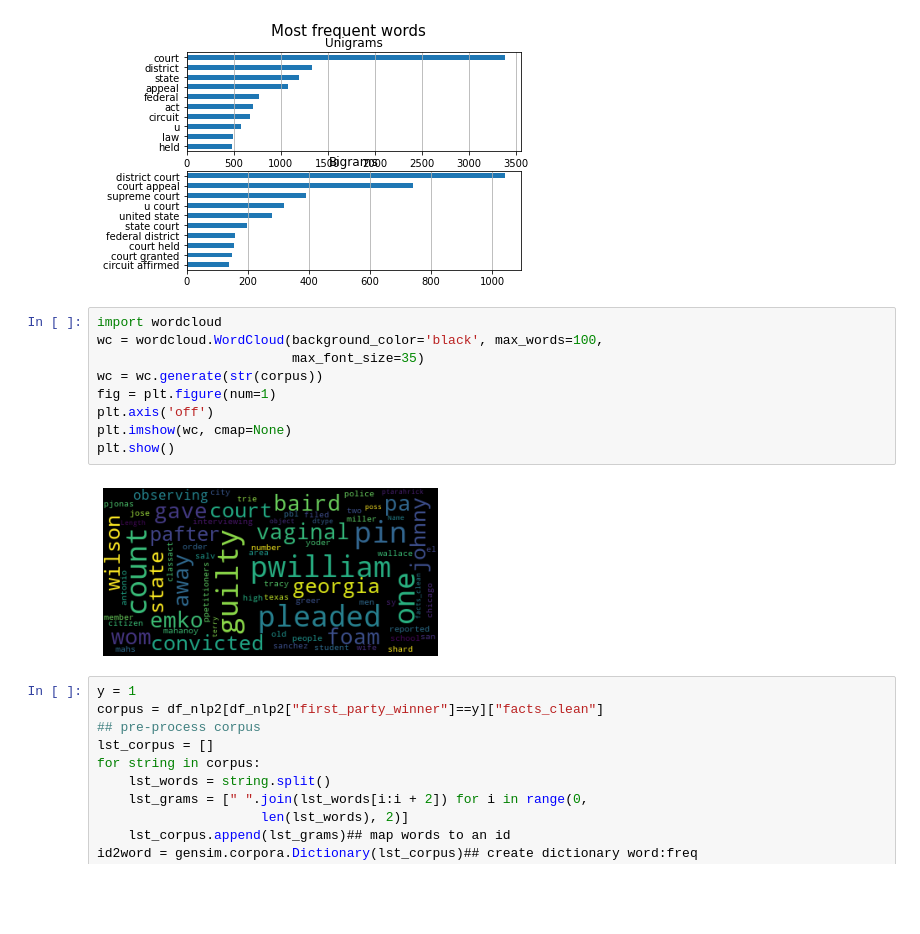
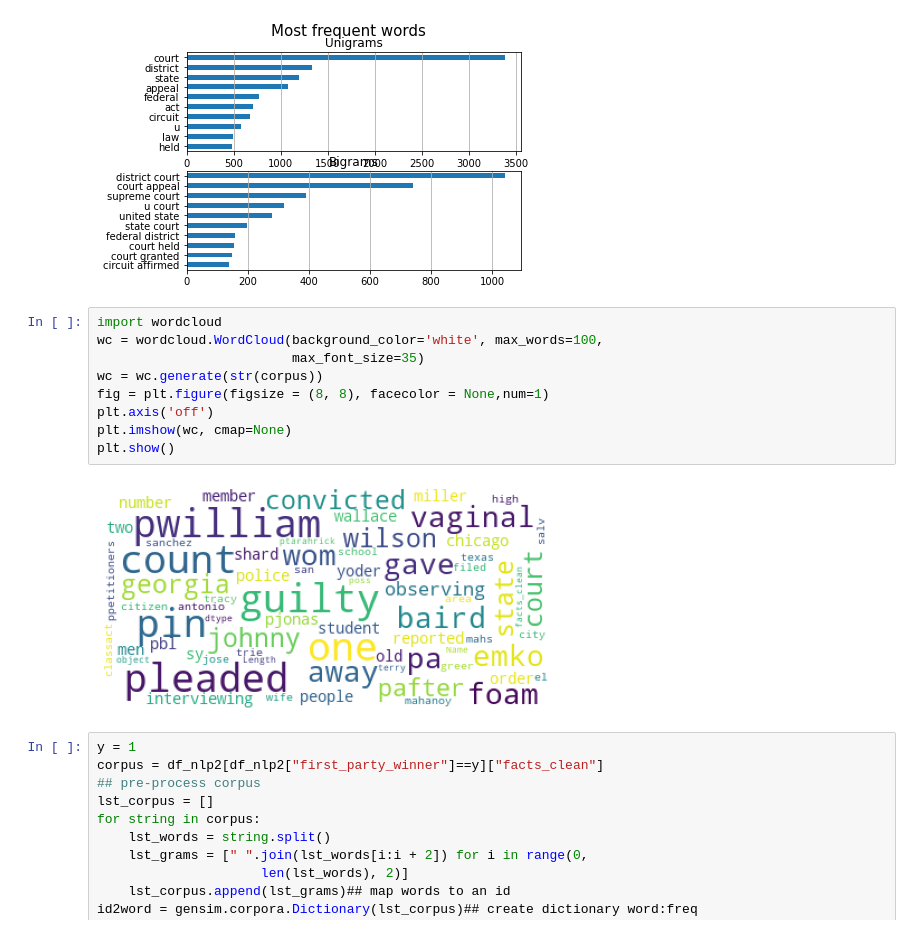
Before and after one commit to jadesola123/HDSC_Captone_Project, a Jupyter notebook: supremecourt_EDA_ipynb.ipynb, the cells around one changed output. Drawn from its saved outputs; the diff is of its cells as text; blank space fills up the shorter version.

```diff
--- a/supremecourt_EDA_ipynb.ipynb
+++ b/supremecourt_EDA_ipynb.ipynb
@@ -260,15 +260,15 @@ plt.show()
 [figure]
 # %%
 import wordcloud
-wc = wordcloud.WordCloud(background_color='black', max_words=100,
+wc = wordcloud.WordCloud(background_color='white', max_words=100,
                          max_font_size=35)
 wc = wc.generate(str(corpus))
-fig = plt.figure(num=1)
+fig = plt.figure(figsize = (8, 8), facecolor = None,num=1)
 plt.axis('off')
 plt.imshow(wc, cmap=None)
 plt.show()
 # %% [output]
-[figure, old version]
+[figure, new version]
 # %%
 y = 1
 corpus = df_nlp2[df_nlp2["first_party_winner"]==y]["facts_clean"]
```
